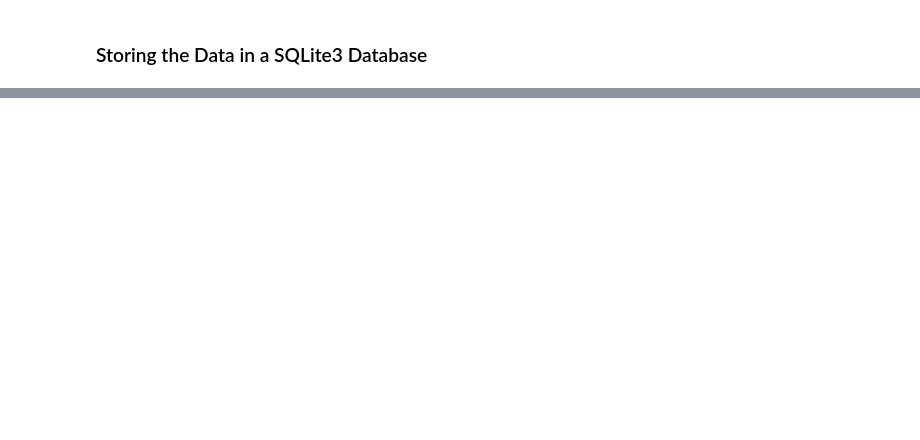
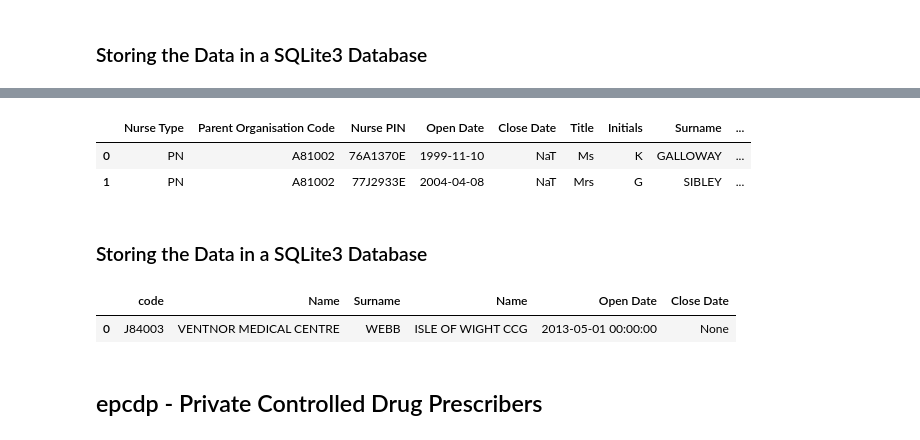
Before and after one commit to psychemedia/openHealthDataDoodles, a Jupyter notebook: notebooks/NHS and GP Administrative Data.ipynb, the cells around one changed output, grey strips where cells are left out. Cells and saved outputs as stored; diff of their text form; code cells hidden in the pictures; blank space fills up the shorter version.

```diff
--- a/notebooks/NHS and GP Administrative Data.ipynb
+++ b/notebooks/NHS and GP Administrative Data.ipynb
@@ -717,0 +827,4 @@ pd.read_sql_query('SELECT * from {typ} where "Address Line 4"="{area}"'.format(t
+# %%
+#http://systems.digital.nhs.uk/data/ods/datadownloads/gppractice
+ENURSE='enurse'
+enurse=getData(ENURSE,dates=[3,4])
@@ -717,0 +846,16 @@ pd.read_sql_query('SELECT * from {typ} where "Address Line 4"="{area}"'.format(t
+# %%
+cols=['Nurse Type','Parent Organisation Code','Nurse PIN',
+      'Open Date','Close Date','Title','Initials','Surname',
+      'Address1','Address2','Address3','Address4','Address5','Postcode',
+      'Telephone Number','Senior Partner Name',
+      'Current Care Organisation Code','Name','Name manipulation indicator',
+      'Qualification indicator']
+# %%
+enurse.columns=cols
+enurse.head(2)
+# %% [output]
+|  | Nurse Type | Parent Organisation Code | Nurse PIN | Open Date | Close Date | Title | Initials | Surname | ... |
+| 0 | PN | A81002 | 76A1370E | 1999-11-10 | NaT | Ms | K | GALLOWAY | ... |
+| 1 | PN | A81002 | 77J2933E | 2004-04-08 | NaT | Mrs | G | SIBLEY | ... |
+# %% [markdown]
+### Storing the Data in a SQLite3 Database
@@ -717,0 +866,15 @@ pd.read_sql_query('SELECT * from {typ} where "Address Line 4"="{area}"'.format(t
+# %%
+gp='VENTNOR MEDICAL CENTRE'
+
+q='''
+SELECT epraccur."Organisation Code" as code, epraccur.Name as Name, enurse."Surname",
+        enurse."Name",enurse."Open Date",enurse."Close Date"
+FROM enurse, epraccur
+WHERE epraccur.Name="{}" AND enurse."Parent Organisation Code"=epraccur."Organisation Code" '''
+
+pd.read_sql_query(q.format(gp), con)
+# %% [output]
+|  | code | Name | Surname | Name | Open Date | Close Date |
+| 0 | J84003 | VENTNOR MEDICAL CENTRE | WEBB | ISLE OF WIGHT CCG | 2013-05-01 00:00:00 | None |
+# %% [markdown]
+## epcdp - Private Controlled Drug Prescribers
```
Also changed, not shown: parts of 41 cells of this notebook, 1 other file.
